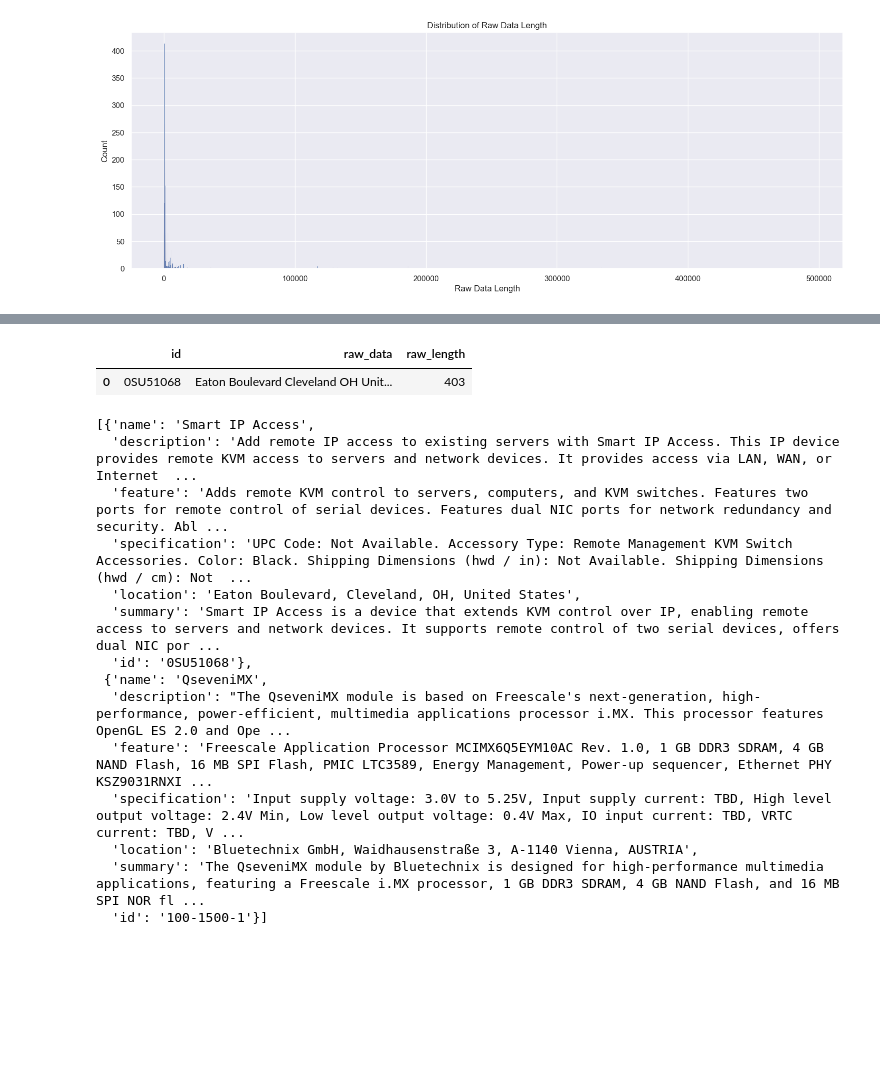
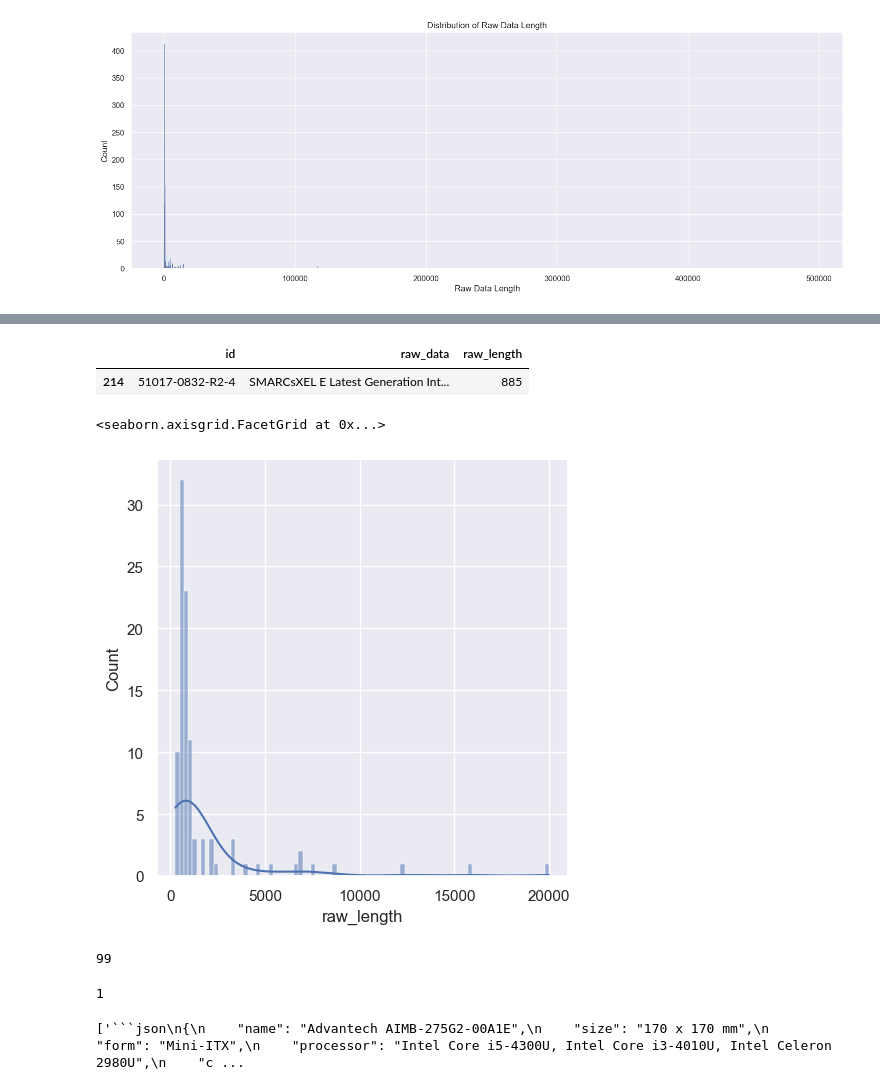
Before and after one commit to DevHeadsCommunity/boardbot-backend, a Jupyter notebook: 1. munging.ipynb, the cells around one changed output, grey strips where cells are left out. Saved outputs shown, nothing was run; the diff lists cells and outputs as text; code cells hidden in the pictures; blank space fills up the shorter version.

````diff
--- a/1. munging.ipynb
+++ b/1. munging.ipynb
@@ -92,2 +90,5 @@ memory usage: 107.3+ KB
+# %%
+# sort products by raw data length
+products_df = products_df.sort_values(by="raw_length", ascending=False)
 # %%
 client = OpenAIClient()
@@ -118,36 +131,40 @@ parsed_result
-# %%
-products = products_df[:2]
-products.head(1)
-# %% [output]
-|  | id | raw_data | raw_length |
-| 0 | 0SU51068 | Eaton Boulevard Cleveland OH Unit... | 403 |
+# %%
+# randomly select 100 products from products_df
+products = products_df.sample(100, random_state=42)
+products.head(1)
+# %% [output]
+|  | id | raw_data | raw_length |
+| 214 | 51017-0832-R2-4 | SMARCsXEL E Latest Generation Int... | 885 |
+# %%
+sns.displot(products["raw_length"], kde=True)
+# %% [output]
+<seaborn.axisgrid.FacetGrid at 0x...>
+[figure, added]
 # %%
 extracted_data = []
+raw_extracted_data = []
 
 for header, subheader in products[["id", "raw_data"]].values:
     result = client.extract_data(subheader)
     x = result.replace("```", "").replace("json", "").replace("\n", "").strip()
-    parsed_result = json.loads(x)
-    parsed_result["id"] = header
-    extracted_data.append(parsed_result)
+    try:
+        parsed_result = json.loads(x)
+        parsed_result["id"] = header
+        extracted_data.append(parsed_result)
+    except:
+        raw_extracted_data.append(result)
 
-
-extracted_data
+# extracted_data
-# %% [output]
-[{'name': 'Smart IP Access',
-  'description': 'Add remote IP access to existing servers with Smart IP Access. This IP device provides remote KVM access to servers and network devices. It provides access via LAN, WAN, or Internet  ...
-  'feature': 'Adds remote KVM control to servers, computers, and KVM switches. Features two ports for remote control of serial devices. Features dual NIC ports for network redundancy and security. Abl ...
-  'specification': 'UPC Code: Not Available. Accessory Type: Remote Management KVM Switch Accessories. Color: Black. Shipping Dimensions (hwd / in): Not Available. Shipping Dimensions (hwd / cm): Not  ...
-  'location': 'Eaton Boulevard, Cleveland, OH, United States',
-  'summary': 'Smart IP Access is a device that extends KVM control over IP, enabling remote access to servers and network devices. It supports remote control of two serial devices, offers dual NIC por ...
-  'id': '0SU51068'},
- {'name': 'QseveniMX',
-  'description': "The QseveniMX module is based on Freescale's next-generation, high-performance, power-efficient, multimedia applications processor i.MX. This processor features OpenGL ES 2.0 and Ope ...
-  'feature': 'Freescale Application Processor MCIMX6Q5EYM10AC Rev. 1.0, 1 GB DDR3 SDRAM, 4 GB NAND Flash, 16 MB SPI Flash, PMIC LTC3589, Energy Management, Power-up sequencer, Ethernet PHY KSZ9031RNXI ...
-  'specification': 'Input supply voltage: 3.0V to 5.25V, Input supply current: TBD, High level output voltage: 2.4V Min, Low level output voltage: 0.4V Max, IO input current: TBD, VRTC current: TBD, V ...
-  'location': 'Bluetechnix GmbH, Waidhausenstraße 3, A-1140 Vienna, AUSTRIA',
-  'summary': 'The QseveniMX module by Bluetechnix is designed for high-performance multimedia applications, featuring a Freescale i.MX processor, 1 GB DDR3 SDRAM, 4 GB NAND Flash, and 16 MB SPI NOR fl ...
-  'id': '100-1500-1'}]
+# %%
+len(extracted_data)
+len(raw_extracted_data)
+# %% [output]
+99
+1
+# %%
+raw_extracted_data
+# %% [output]
+['```json\n{\n    "name": "Advantech AIMB-275G2-00A1E",\n    "size": "170 x 170 mm",\n    "form": "Mini-ITX",\n    "processor": "Intel Core i5-4300U, Intel Core i3-4010U, Intel Celeron 2980U",\n    "c ...
 # %%
 extracted_data_df = pd.DataFrame(extracted_data)
 extracted_data_df.head(1)
````
Also changed, not shown: parts of 14 cells of this notebook, 6 other files.
